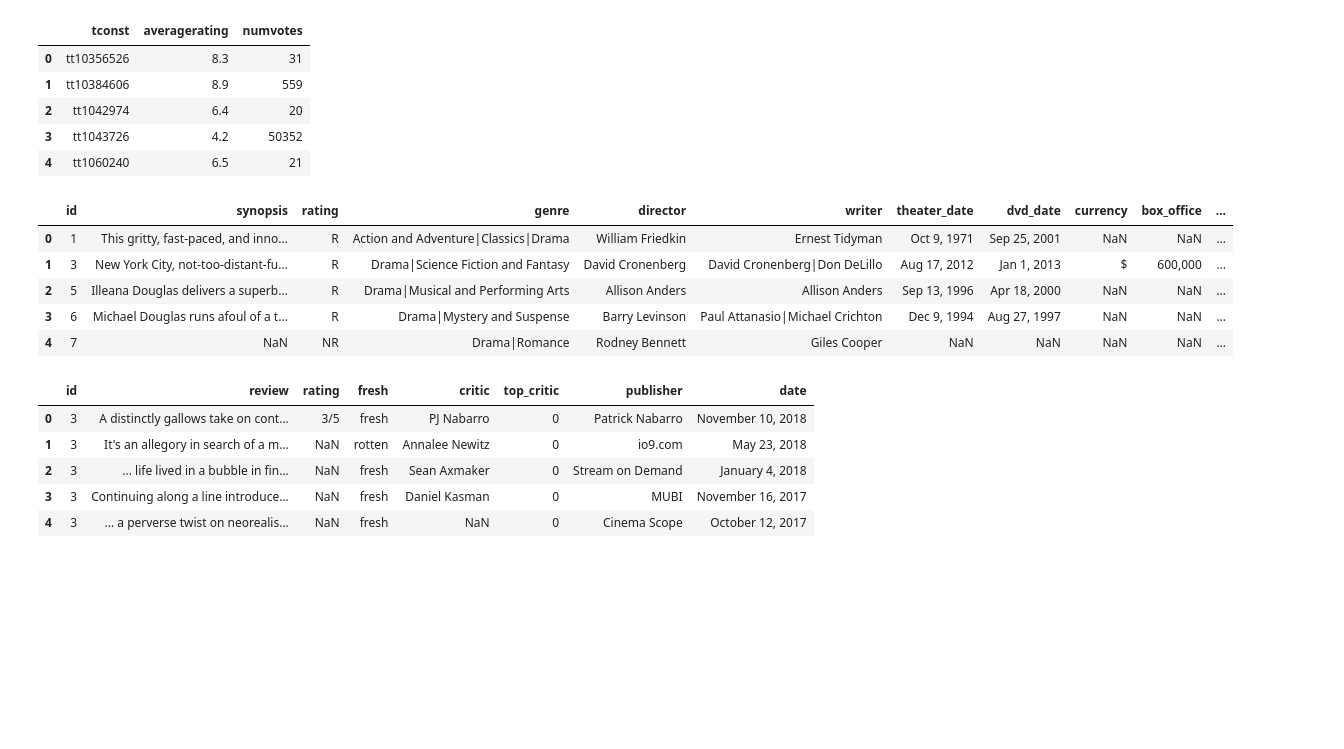
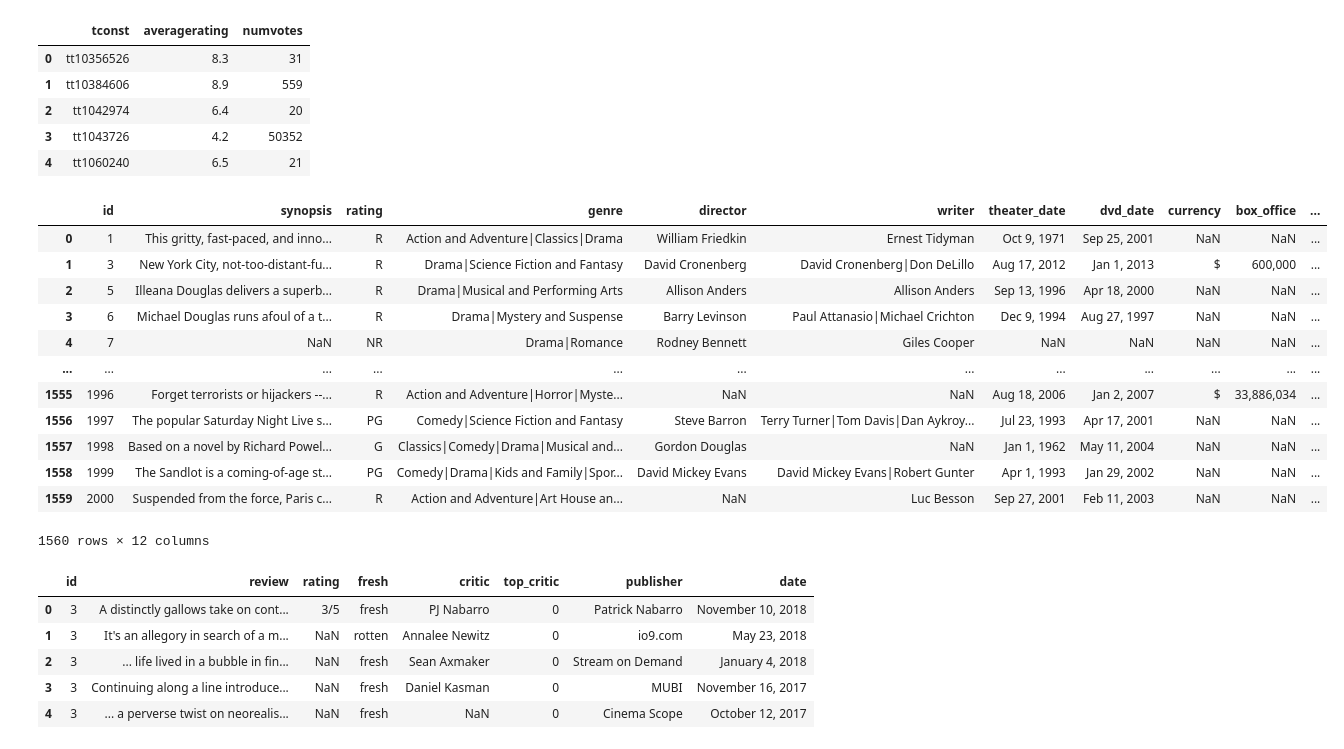
Before and after one commit to soohyunnie/avocoder-group-3-movie-analysis, a Jupyter notebook: soohyun_testing.ipynb, the cells around one changed output. Saved outputs shown, nothing was run; the diff lists cells and outputs as text; code cells hidden in the pictures; blank space fills up the shorter version.

```diff
--- a/soohyun_testing.ipynb
+++ b/soohyun_testing.ipynb
@@ -83,14 +83,21 @@ df7.head()
 | 4 | tt1060240 | 6.5 | 21 |
 # %%
 df8 = pd.read_csv('data/rt.movie_info.tsv.gz',sep='\t')
-df8.head()
+df8
 # %% [output]
 |  | id | synopsis | rating | genre | director | writer | theater_date | dvd_date | currency | box_office | ... |
 | 0 | 1 | This gritty, fast-paced, and inno... | R | Action and Adventure|Classics|Drama | William Friedkin | Ernest Tidyman | Oct 9, 1971 | Sep 25, 2001 | NaN | NaN | ... |
 | 1 | 3 | New York City, not-too-distant-fu... | R | Drama|Science Fiction and Fantasy | David Cronenberg | David Cronenberg|Don DeLillo | Aug 17, 2012 | Jan 1, 2013 | $ | 600,000 | ... |
 | 2 | 5 | Illeana Douglas delivers a superb... | R | Drama|Musical and Performing Arts | Allison Anders | Allison Anders | Sep 13, 1996 | Apr 18, 2000 | NaN | NaN | ... |
 | 3 | 6 | Michael Douglas runs afoul of a t... | R | Drama|Mystery and Suspense | Barry Levinson | Paul Attanasio|Michael Crichton | Dec 9, 1994 | Aug 27, 1997 | NaN | NaN | ... |
 | 4 | 7 | NaN | NR | Drama|Romance | Rodney Bennett | Giles Cooper | NaN | NaN | NaN | NaN | ... |
+| ... | ... | ... | ... | ... | ... | ... | ... | ... | ... | ... | ... |
+| 1555 | 1996 | Forget terrorists or hijackers --... | R | Action and Adventure|Horror|Myste... | NaN | NaN | Aug 18, 2006 | Jan 2, 2007 | $ | 33,886,034 | ... |
+| 1556 | 1997 | The popular Saturday Night Live s... | PG | Comedy|Science Fiction and Fantasy | Steve Barron | Terry Turner|Tom Davis|Dan Aykroy... | Jul 23, 1993 | Apr 17, 2001 | NaN | NaN | ... |
+| 1557 | 1998 | Based on a novel by Richard Powel... | G | Classics|Comedy|Drama|Musical and... | Gordon Douglas | NaN | Jan 1, 1962 | May 11, 2004 | NaN | NaN | ... |
+| 1558 | 1999 | The Sandlot is a coming-of-age st... | PG | Comedy|Drama|Kids and Family|Spor... | David Mickey Evans | David Mickey Evans|Robert Gunter | Apr 1, 1993 | Jan 29, 2002 | NaN | NaN | ... |
+| 1559 | 2000 | Suspended from the force, Paris c... | R | Action and Adventure|Art House an... | NaN | Luc Besson | Sep 27, 2001 | Feb 11, 2003 | NaN | NaN | ... |
+1560 rows × 12 columns
 # %%
 df9 = pd.read_csv('data/rt.reviews.tsv.gz', sep='\t', encoding="latin-1")
 df9.head()
```
Also changed, not shown: parts of 1 cell of this notebook, 15 other files.
